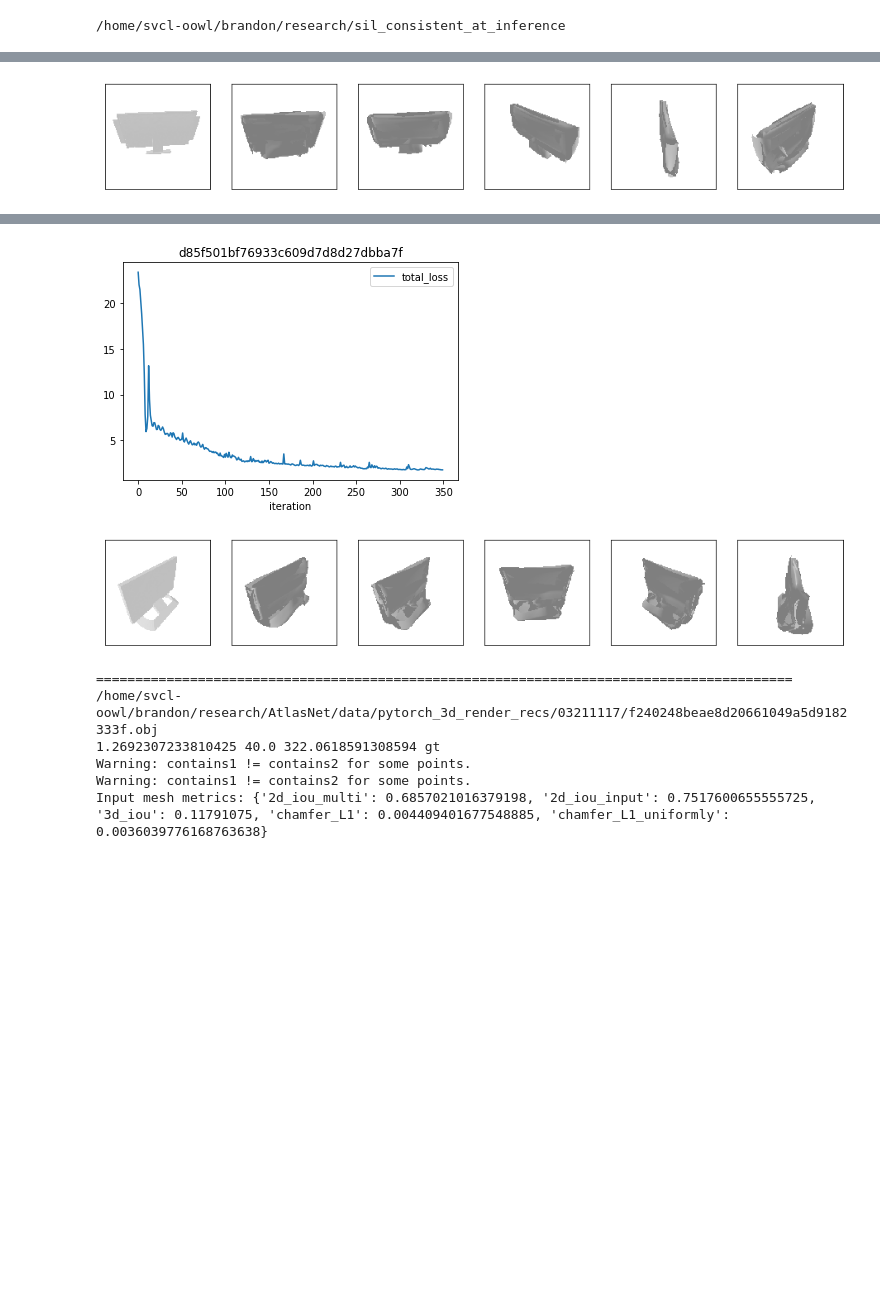
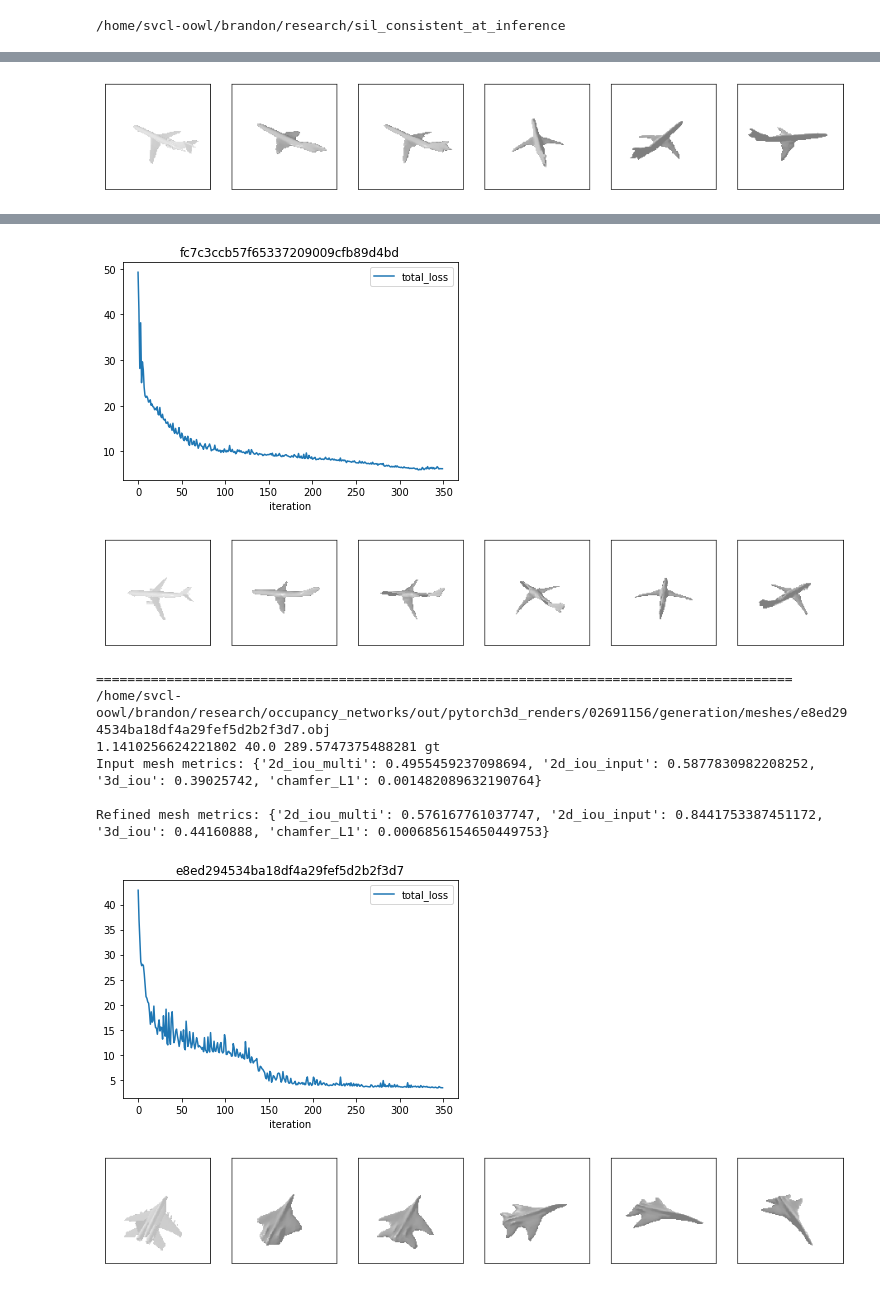
Before and after one commit to b7leung/sil_consistent_at_inference, a Jupyter notebook: notebooks/Simulate_Full_Pipeline.ipynb, the cells around one changed output, grey strips where cells are left out. Cells and saved outputs as stored; diff of their text form; code cells hidden in the pictures; blank space fills up the shorter version.

Commit message:
added ablation

```diff
--- a/notebooks/Simulate_Full_Pipeline.ipynb
+++ b/notebooks/Simulate_Full_Pipeline.ipynb
@@ -36,16 +35,16 @@ from mesh_refiner import MeshRefiner
 # %%
 # shapenet
 dataset_type = "shapenet"
-class_name = "03211117"
+class_name = "02691156"
 gt_shapes_list_path = "data/gt_shapes_path_lists/shapenet_{}_gt_shapes.lst".format(class_name)
 input_img_dir = "data/input_images/pytorch3d_shapenet_renders/{}/rgba".format(class_name)
 
 # atlasnet
-input_mesh_dir = "/home/svcl-oowl/brandon/research/AtlasNet/data/pytorch_3d_render_recs/{}".format(class_name)
+#input_mesh_dir = "/home/svcl-oowl/brandon/research/AtlasNet/data/pytorch_3d_render_recs/{}".format(class_name)
 # pix2mesh
 #input_mesh_dir = "/home/svcl-oowl/brandon/research/Pixel2Mesh/rec_files/pytorch3d_shapenet_renders/{}/rgba".format(class_name)
 # occnet
-#input_mesh_dir = "/home/svcl-oowl/brandon/research/occupancy_networks/out/pytorch3d_renders/{}/generation/meshes".format(class_name)
+input_mesh_dir = "/home/svcl-oowl/brandon/research/occupancy_networks/out/pytorch3d_renders/{}/generation/meshes".format(class_name)
 
 
 # pix3d
@@ -55,10 +54,11 @@ input_mesh_dir = "/home/svcl-oowl/brandon/research/AtlasNet/data/pytorch_3d_rend
 #input_img_dir = "data/pix3d_images_processed_filtered/{}/rgba".format(class_name)
 #gt_shapes_list_path = "data/gt_shapes_path_lists/pix3d_{}_gt_shapes.lst".format(class_name)
 # %%
-cfg_path = "configs/final_refinement_params.yaml"
+#cfg_path = "configs/final_refinement_params.yaml"
+cfg_path = "configs/ablation_3_params.yaml"
 
 device = torch.device("cuda:0")
-cfg = utils.load_config(cfg_path, "configs/default.yaml")
+cfg = general_utils.load_config(cfg_path, "configs/default.yaml")
 gt_shapes_dict = {}
 with open(gt_shapes_list_path, 'r') as f:
     f = f.read().split('\n')
@@ -91,8 +91,8 @@ for instance in instances:
     print(input_mesh_path)
     gt_mesh_path = gt_shapes_dict[instance.split("_")[0]]
     with torch.no_grad():
-        input_mesh = utils.load_untextured_mesh(input_mesh_path, device)
-        gt_mesh = utils.load_untextured_mesh(gt_mesh_path, device)
+        input_mesh = general_utils.load_untextured_mesh(input_mesh_path, device)
+        gt_mesh = general_utils.load_untextured_mesh(gt_mesh_path, device)
     input_trimesh= trimesh.load(input_mesh_path)
     gt_trimesh = trimesh.load(gt_mesh_path)
     mask = np.asarray(input_image)[:,:,3] > 0
@@ -119,7 +119,7 @@ for instance in instances:
         print(dist, elev, azim, name)
         if show_metrics:
             input_metrics_dict, input_debug_dict = eval_utils.eval_metrics(input_image, input_trimesh, input_mesh, gt_trimesh,
-                                                                           gt_mesh, device, metrics_to_eval=["2d_iou_multi", "2d_iou_input", "3d_iou", "chamfer_L1", "chamfer_L1_uniformly"],
+                                                                           gt_mesh, device, metrics_to_eval=["2d_iou_multi", "2d_iou_input", "3d_iou", "chamfer_L1"],
                                                                            pred_azim=azim, pred_elev=elev, pred_dist=dist)
             instance_info = {**instance_info, **{"original_{}_{}".format(name, metric):input_metrics_dict[metric] for metric in input_metrics_dict}}
             print("Input mesh metrics: {}".format(input_metrics_dict))
@@ -131,10 +131,10 @@ for instance in instances:
         refined_mesh_path = os.path.join("notebooks/out", "{}_{}.obj".format(instance, name))
         save_obj(refined_mesh_path, refined_mesh.verts_packed(), refined_mesh.faces_packed())
         refined_trimesh = trimesh.load(refined_mesh_path)
-        refined_mesh = utils.load_untextured_mesh(refined_mesh_path, device)
+        refined_mesh = general_utils.load_untextured_mesh(refined_mesh_path, device)
         if show_metrics:
             refined_metrics_dict, refined_debug_dict = eval_utils.eval_metrics(input_image, refined_trimesh, refined_mesh, gt_trimesh, gt_mesh, device,
-                                                                          metrics_to_eval=["2d_iou_multi", "2d_iou_input", "3d_iou", "chamfer_L1", "chamfer_L1_uniformly"],
+                                                                          metrics_to_eval=["2d_iou_multi", "2d_iou_input", "3d_iou", "chamfer_L1"],
                                                                           pred_azim=azim, pred_elev=elev, pred_dist=dist)
             print("Refined mesh metrics: {}".format(refined_metrics_dict))
             instance_info = {**instance_info, **{"refined_{}_{}".format(name, metric):refined_metrics_dict[metric] for metric in refined_metrics_dict}}
@@ -170,2 +162,2 @@ Refined mesh metrics: {'2d_iou_multi': 0.6462087662269672, '2d_iou_input': 0.949
-[figure, old version]
+[figure, new version]
 =========================================================================================
@@ -181,8 +169,10 @@ Refined mesh metrics: {'2d_iou_multi': 0.7195361852645874, '2d_iou_input': 0.906
-[figure, old version]
+[figure, new version]
-[figure, old version]
+[figure, new version]
 =========================================================================================
-/home/svcl-oowl/brandon/research/AtlasNet/data/pytorch_3d_render_recs/03211117/f240248beae8d20661049a5d9182333f.obj
-1.2692307233810425 40.0 322.0618591308594 gt
-Warning: contains1 != contains2 for some points.
-Warning: contains1 != contains2 for some points.
-Input mesh metrics: {'2d_iou_multi': 0.6857021016379198, '2d_iou_input': 0.7517600655555725, '3d_iou': 0.11791075, 'chamfer_L1': 0.004409401677548885, 'chamfer_L1_uniformly': 0.0036039776168763638}
+/home/svcl-oowl/brandon/research/occupancy_networks/out/pytorch3d_renders/02691156/generation/meshes/e8ed294534ba18df4a29fef5d2b2f3d7.obj
+1.1410256624221802 40.0 289.5747375488281 gt
+Input mesh metrics: {'2d_iou_multi': 0.4955459237098694, '2d_iou_input': 0.5877830982208252, '3d_iou': 0.39025742, 'chamfer_L1': 0.001482089632190764}
+
+Refined mesh metrics: {'2d_iou_multi': 0.576167761037747, '2d_iou_input': 0.8441753387451172, '3d_iou': 0.44160888, 'chamfer_L1': 0.0006856154650449753}
+[figure, added]
+[figure, added]
```
Also changed, not shown: parts of 3 cells of this notebook, 52 other files.
